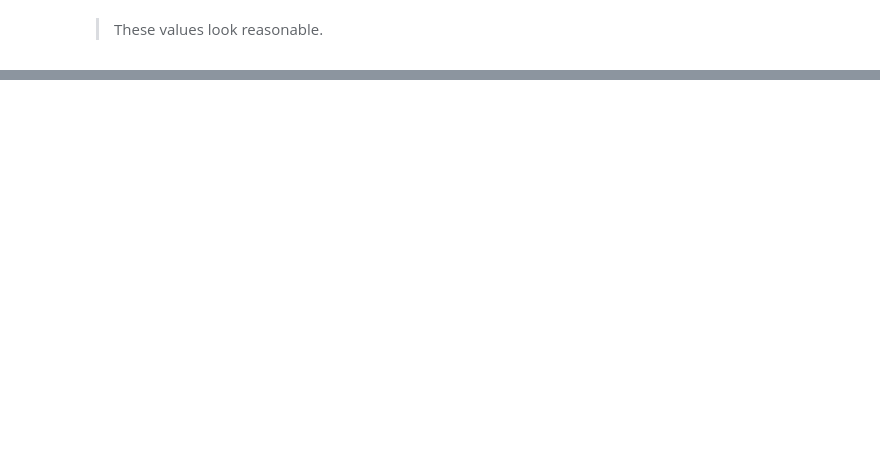
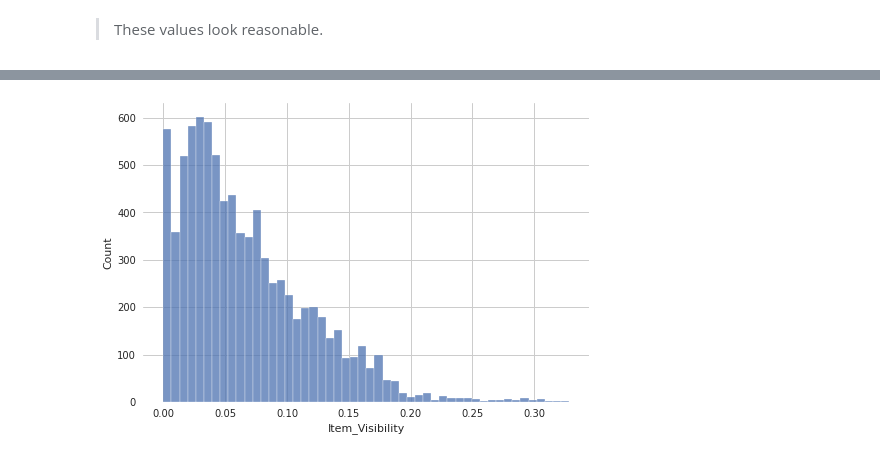
Before and after one commit to osluder/food-sales-predictions, a Jupyter notebook: food-sales-predictions.ipynb, the cells around one changed output, grey strips where cells are left out. Cells and saved outputs as stored; diff of their text form; code cells hidden in the pictures; blank space fills up the shorter version.

```diff
--- a/food-sales-predictions.ipynb
+++ b/food-sales-predictions.ipynb
@@ -354,0 +400,6 @@ Name: Item_Outlet_Sales, dtype: float64
+# %%
+ax = sns.histplot(data=df['Item_Visibility'])
+#ax.set_title('Item_Visibility')
+plt.show()
+# %% [output]
+[figure, added]
```
Also changed, not shown: parts of 85 cells of this notebook.
